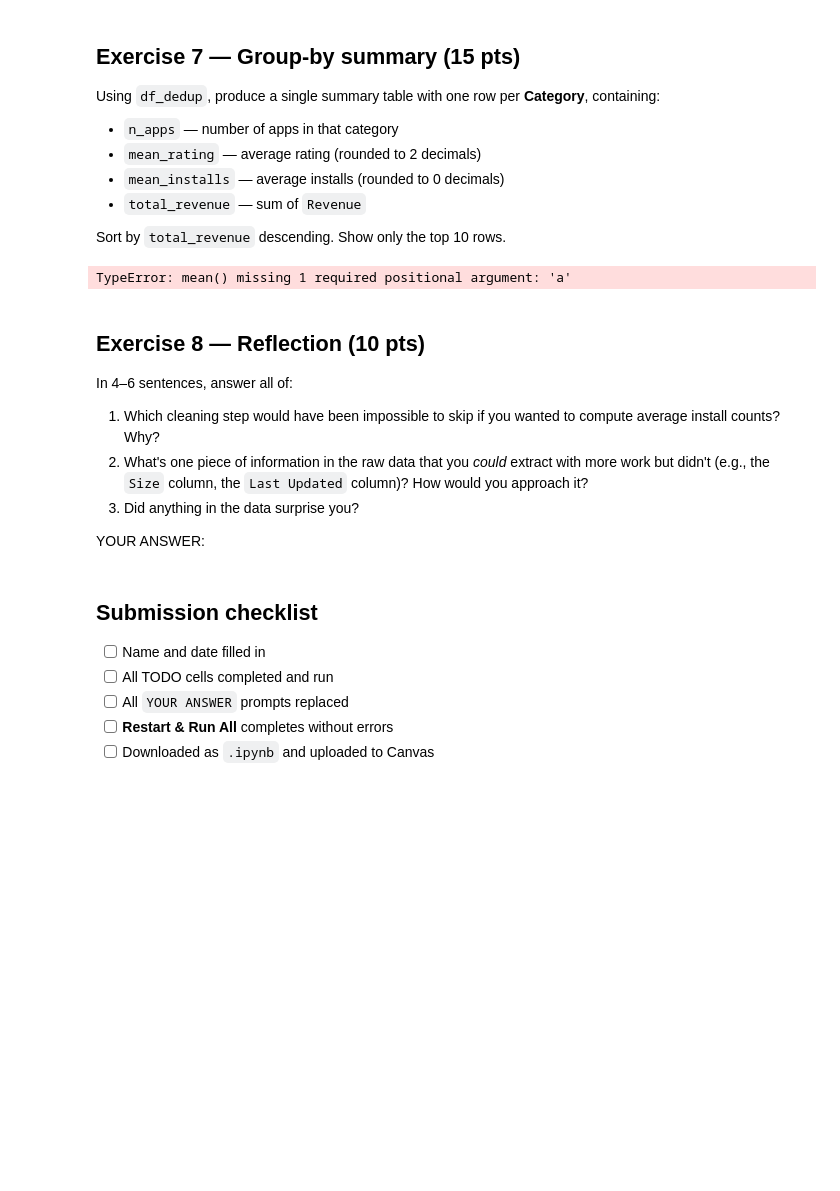
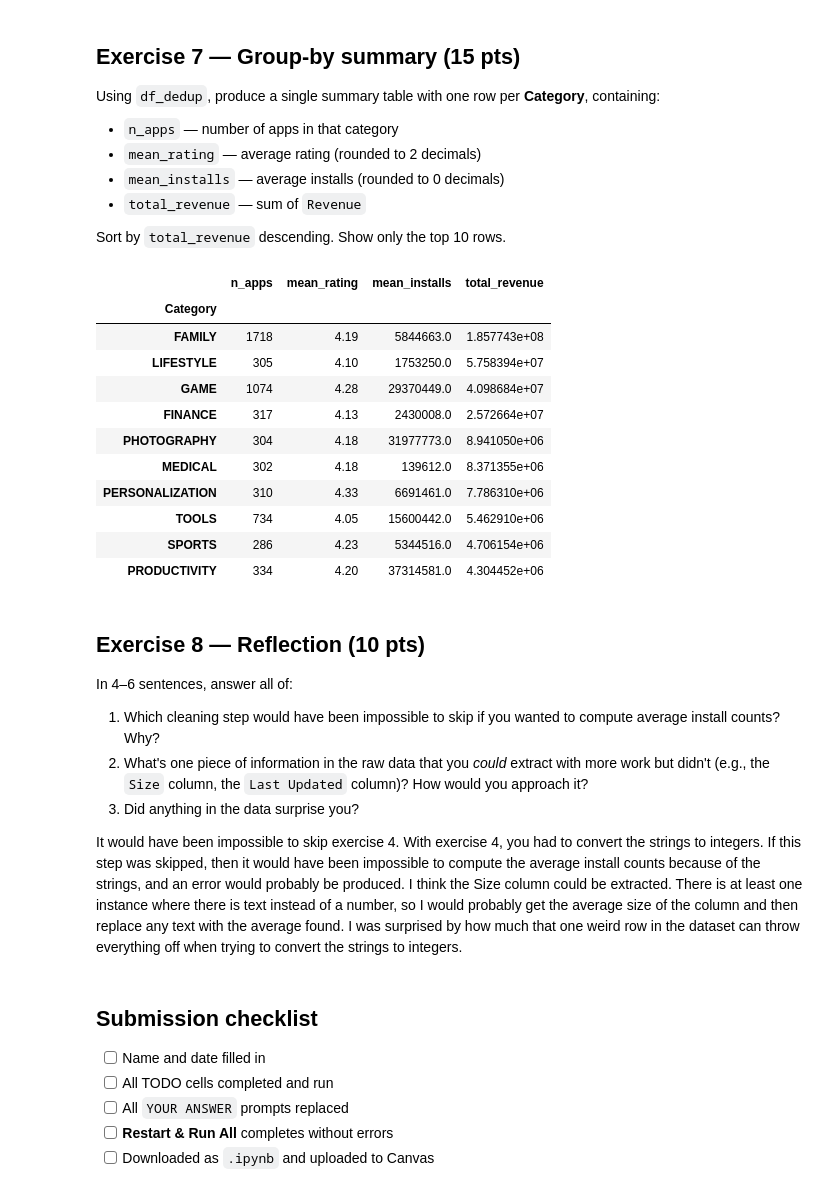
Before and after one commit to schavi12/UNCC-ITCS-3162-Data-Mining, a Jupyter notebook: lab_03_exercise.ipynb, the cells around one changed output. Saved outputs shown, nothing was run; the diff lists cells and outputs as text; code cells hidden in the pictures; blank space fills up the shorter version.

Commit message:
Complete All Exercises

```diff
--- a/lab_03_exercise.ipynb
+++ b/lab_03_exercise.ipynb
@@ -102,20 +114,14 @@ There are duplicate rows in this dataset (the same app appears multiple times).
 2. How many duplicate values are there in the `App` column specifically (apps appearing under different categories)?
 3. Create `df_dedup` by dropping fully-duplicate rows and print its new shape.
 # %%
-# TODO: fully duplicate rows
 print(df_r.duplicated())
 print(f'There are {df_r.duplicated().sum()} fully-duplicate rows. \n')
 
-# TODO: duplicate App names (use df_r["App"].duplicated().sum())
 print(df_r['App'].duplicated())
 print(f'There are {df_r["App"].duplicated().sum()} duplicate values. \n')
 
-# TODO: df_dedup = df_r.drop_duplicates(); print shape
-# Get SettingWithCopyWarning without .copy()!
-df_dedup = df_r.drop_duplicates().copy()
-print(np.shape(df_dedup))
-
-#print(df_dedup)
+df_dedup = df_r.drop_duplicates()
+print(f'The shape of the DataFrame is: {np.shape(df_dedup)}')
 # %% [output]
 0        False
 1        False
@@ -176,14 +201,11 @@ dtype: Int64
 2. Watch for any unexpected values (the real dataset has at least one weird row — the column may have a non-numeric placeholder that `pd.to_numeric(..., errors="coerce")` handles gracefully).
 3. After cleaning, print how many paid apps there are (where `Price > 0`).
 # %%
-# TODO: clean Price to float
 df_dedup['Price'] = df_dedup['Price'].str.replace('$', '', regex=False)
-df_dedup['Price'] = pd.to_numeric(df_dedup['Price'],
-                                     errors='coerce').astype('Float64')
-#print(df_dedup.dtypes)
 
-# TODO: count paid apps
+df_dedup['Price'] = df_dedup['Price'].astype(float)
+
 total_paid_apps = df_dedup[df_dedup['Price'] > 0]
 
-print(total_paid_apps['Price'])
+print(f'There are {np.shape(total_paid_apps)[0]} paid apps.')
 # %% [output]
@@ -207,19 +218,21 @@ Name: Price, Length: 613, dtype: Float64
 3. In `df_dedup`, add a new column `Revenue` defined as `Price * Installs` (zero for free apps).
 4. Show the top 10 apps by `Revenue`.
 # %%
-# TODO: top_apps and category counts
 top_apps = df_dedup[(df_dedup['Rating'] >= 4.5) &
                   (df_dedup['Installs'] >= 1000000)]
 print(f'Shape of DataFrame is: {np.shape(top_apps)} \n')
 
 top_app_counts = top_apps['Category'].value_counts()
-print(top_app_counts.iloc[:5], '\n')
+print(f'Top 5 Categories \n{top_app_counts.head()} \n')
 
-# TODO: Revenue column and top 10
-df_dedup['Revenue'] = df_dedup['Installs'] * df_dedup['Price']
+column_len = np.shape(df_dedup)[1]
 
-revenue_counts = df_dedup.sort_values(by='Revenue', ascending=False)
-print(revenue_counts.loc[:10, 'Revenue'])
+df_dedup.insert(loc=column_len, column='Revenue',
+                value=df_dedup['Installs'] * df_dedup['Price'])
+
+df_dedup = df_dedup.sort_values(by='Revenue', ascending=False)
+print(f'Top 10 Apps by Revenue')
+print(df_dedup[['App', 'Revenue']].head(10))
 # %% [output]
 Shape of DataFrame is: (1234, 13)
 
@@ -249,25 +262,35 @@ Using `df_dedup`, produce a single summary table with one row per **Category**,
 
 Sort by `total_revenue` descending. Show only the top 10 rows.
 # %%
-# TODO: groupby summary
 df_dedup.groupby('Category').agg(
-    n_apps = pd.NamedAgg(column='App', aggfunc='sum'),
-    mean_rating = pd.NamedAgg(column='Rating', aggfunc='mean'),
-    mean_installs = pd.NamedAgg(column='Installs', aggfunc='mean'),
+    n_apps = pd.NamedAgg(column='App', aggfunc='count'),
+    mean_rating = pd.NamedAgg(column='Rating', aggfunc=lambda x: np.round(np.mean(x), decimals=2)),
+    mean_installs = pd.NamedAgg(column='Installs', aggfunc=lambda x: np.round(np.mean(x), decimals=0)),
     total_revenue = pd.NamedAgg(column='Revenue', aggfunc='sum'),
-)
+).sort_values(
+    by='total_revenue', ascending=False).head(10)
 # %% [output]
-TypeError: mean() missing 1 required positional argument: 'a'
+|  | n_apps | mean_rating | mean_installs | total_revenue |
+| Category |  |  |  |  |
+| FAMILY | 1718 | 4.19 | 5844663.0 | 1.857743e+08 |
+| LIFESTYLE | 305 | 4.10 | 1753250.0 | 5.758394e+07 |
+| GAME | 1074 | 4.28 | 29370449.0 | 4.098684e+07 |
+| FINANCE | 317 | 4.13 | 2430008.0 | 2.572664e+07 |
+| PHOTOGRAPHY | 304 | 4.18 | 31977773.0 | 8.941050e+06 |
+| MEDICAL | 302 | 4.18 | 139612.0 | 8.371355e+06 |
+| PERSONALIZATION | 310 | 4.33 | 6691461.0 | 7.786310e+06 |
+| TOOLS | 734 | 4.05 | 15600442.0 | 5.462910e+06 |
+| SPORTS | 286 | 4.23 | 5344516.0 | 4.706154e+06 |
+| PRODUCTIVITY | 334 | 4.20 | 37314581.0 | 4.304452e+06 |
 # %% [markdown]
 ## Exercise 8 — Reflection (10 pts)
-
 In 4–6 sentences, answer all of:
 
 1. Which cleaning step would have been impossible to skip if you wanted to compute average install counts? Why?
 2. What's one piece of information in the raw data that you *could* extract with more work but didn't (e.g., the `Size` column, the `Last Updated` column)? How would you approach it?
 3. Did anything in the data surprise you?
 
-YOUR ANSWER:
+It would have been impossible to skip exercise 4. With exercise 4, you had to convert the strings to integers. If this step was skipped, then it would have been impossible to compute the average install counts because of the strings, and an error would probably be produced. I think the Size column could be extracted. There is at least one instance where there is text instead of a number, so I would probably get the average size of the column and then replace any text with the average found. I was surprised by how much that one weird row in the dataset can throw everything off when trying to convert the strings to integers.
 # %% [markdown]
 ## Submission checklist
 
```
Also changed, not shown: parts of 9 cells of this notebook.
